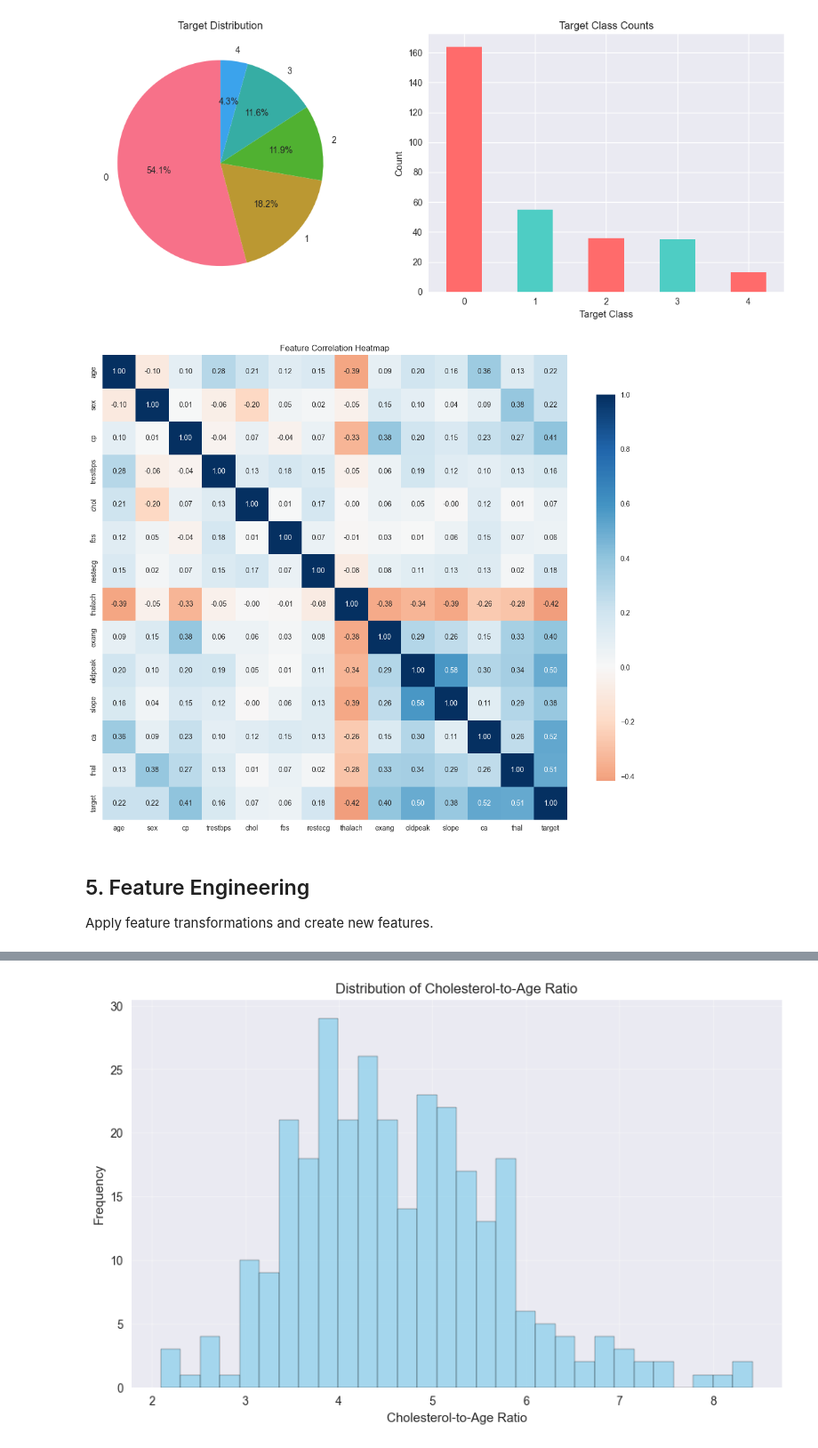
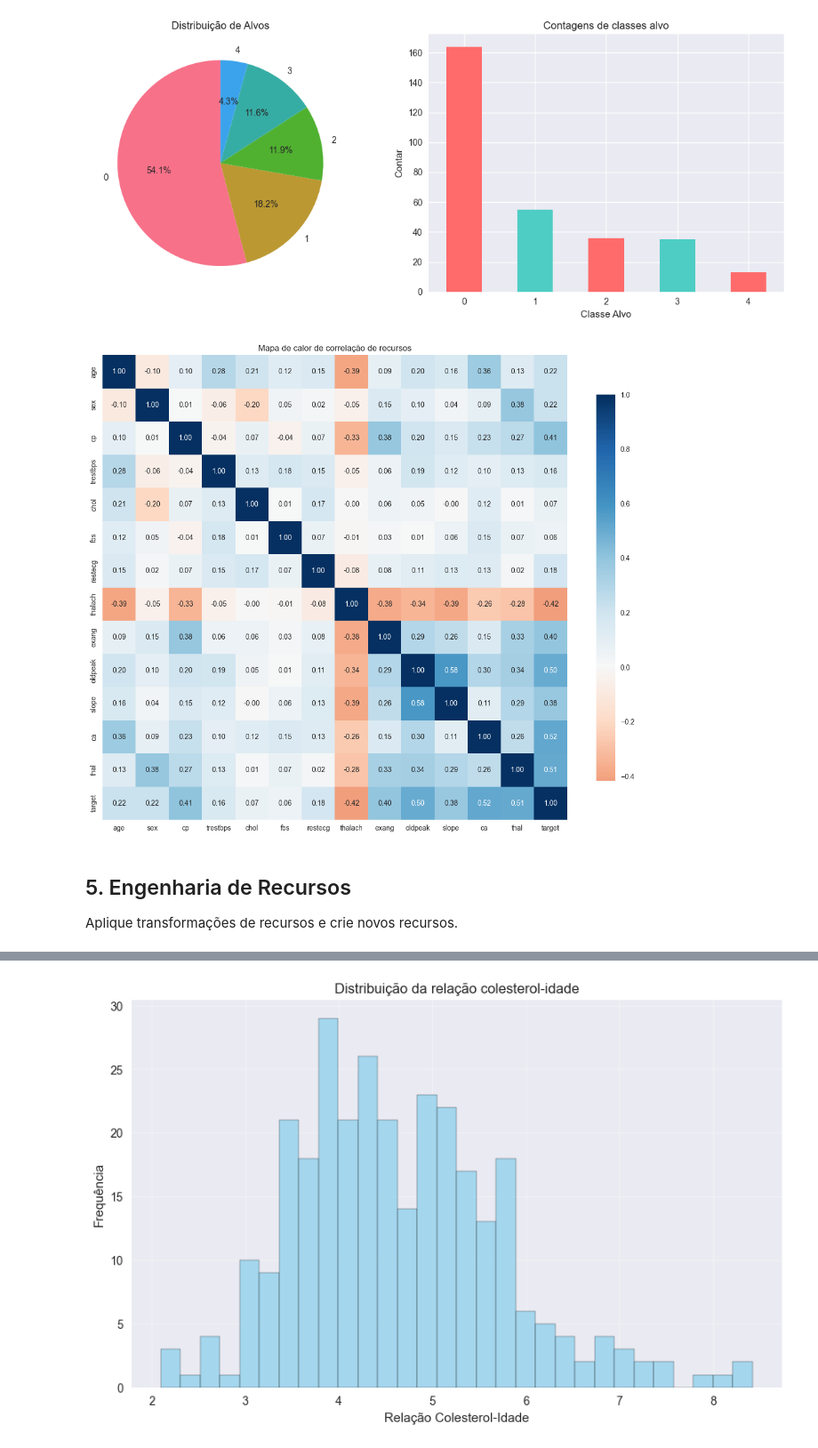
Before and after one commit to wolly2884/Projeto-2, a Jupyter notebook: machine_learning_pipeline.ipynb, the cells around one changed output, grey strips where cells are left out. Shown at 89% size. Saved outputs shown, nothing was run; the diff lists cells and outputs as text; code cells hidden in the pictures.

```diff
--- a/machine_learning_pipeline.ipynb
+++ b/machine_learning_pipeline.ipynb
@@ -95,10 +95,10 @@ Load the Heart Disease dataset from UCI ML Repository and display basic informat
 # %%
 def load_dataset():
-    """Load the Heart Disease dataset from UCI ML Repository"""
+    """Carregar o conjunto de dados de doenças cardíacas do repositório UCI ML"""
     try:
         from ucimlrepo import fetch_ucirepo
 
-        print("Loading Heart Disease dataset from UCI ML Repository...")
+        print("Carregando conjunto de dados de doenças cardíacas do repositório UCI ML...")
         heart_disease = fetch_ucirepo(id=45)
         X = heart_disease.data.features
         y = heart_disease.data.targets
@@ -107,20 +107,21 @@ def load_dataset():
         df = X.copy()
         df['target'] = y
 
-        print("✅ Dataset loaded successfully!")
+        print("✅ Conjunto de dados carregado com sucesso!")
         return df, heart_disease
     except Exception as e:
-        print(f"❌ Error loading dataset: {str(e)}")
-        print("💡 Make sure you have the 'ucimlrepo' package installed: pip install ucimlrepo")
+        print(f"❌ Erro ao carregar conjunto de dados: {str(e)}")
+        print("💡 Certifique-se de ter o pacote 'ucimlrepo' instalado: pip install ucimlrepo")
         return None, None
 
 # Load the dataset
 df, heart_disease_info = load_dataset()
 
 if df is not None:
-    print(f"\nDataset shape: {df.shape}")
-    print(f"Features: {df.shape[1] - 1}")
-    print(f"Samples: {df.shape[0]}")
-    print(f"Target classes: {df['target'].nunique()}")
-    print(f"Missing values: {df.isnull().sum().sum()}")
+    # Após o carregamento e pré-processamento inicial dos dados
+    print(f"\nFormato do conjunto de dados: {df.shape}")
+    print(f"Características: {df.shape[1] - 1}")
+    print(f"Amostras: {df.shape[0]}")
+    print(f"Classes do alvo: {df['target'].nunique()}")
+    print(f"Valores ausentes: {df.isnull().sum().sum()}")
 # %% [output]
@@ -188,42 +189,42 @@ Numerical Features Statistics:
 | max | 77.000000 | 1.000000 | 4.000000 | 200.000000 | 564.000000 | 1.000000 | 2.000000 | 202.000000 | 1.000000 | 6.200000 | 3.000000 | ... |
 # %%
 if df is not None:
-    # Target distribution
+    # Distribuição alvo
     target_counts = df['target'].value_counts()
 
     fig, (ax1, ax2) = plt.subplots(1, 2, figsize=(12, 5))
 
-    # Pie chart
+    # Gráfico de pizza
     ax1.pie(target_counts.values, labels=target_counts.index, autopct='%1.1f%%', startangle=90)
-    ax1.set_title('Target Distribution')
+    ax1.set_title('Distribuição de Alvos')
 
-    # Bar chart
+    # Gráfico de barras
     target_counts.plot(kind='bar', ax=ax2, color=['#ff6b6b', '#4ecdc4'])
-    ax2.set_title('Target Class Counts')
-    ax2.set_xlabel('Target Class')
-    ax2.set_ylabel('Count')
+    ax2.set_title('Contagens de classes alvo')
+    ax2.set_xlabel('Classe Alvo')
+    ax2.set_ylabel('Contar')
     ax2.tick_params(axis='x', rotation=0)
 
     plt.tight_layout()
     plt.show()
 # %% [output]
-[figure, old version]
+[figure, new version]
 # %%
 if df is not None:
-    # Feature correlations
+    # Correlações de recursos
     correlation_matrix = df[numeric_cols].corr()
 
     plt.figure(figsize=(12, 10))
     sns.heatmap(correlation_matrix, annot=True, cmap='RdBu', center=0,
                 square=True, fmt='.2f', cbar_kws={'shrink': 0.8})
-    plt.title('Feature Correlation Heatmap')
+    plt.title('Mapa de calor de correlação de recursos')
     plt.tight_layout()
     plt.show()
 # %% [output]
-[figure, old version]
+[figure, new version]
-# %% [markdown]
-## 5. Feature Engineering
-
-Apply feature transformations and create new features.
+# %% [markdown]
+## 5. Engenharia de Recursos
+
+Aplique transformações de recursos e crie novos recursos.
 # %%
 def apply_feature_engineering(df):
```
Also changed, not shown: parts of 56 cells of this notebook.
